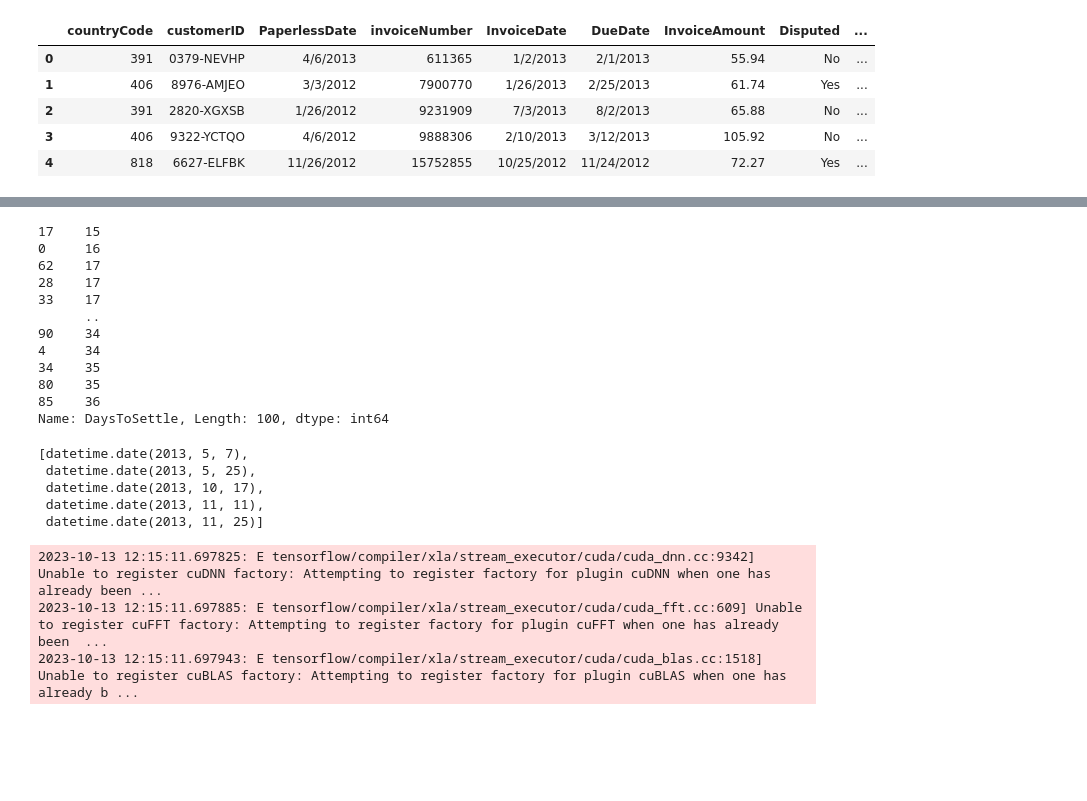
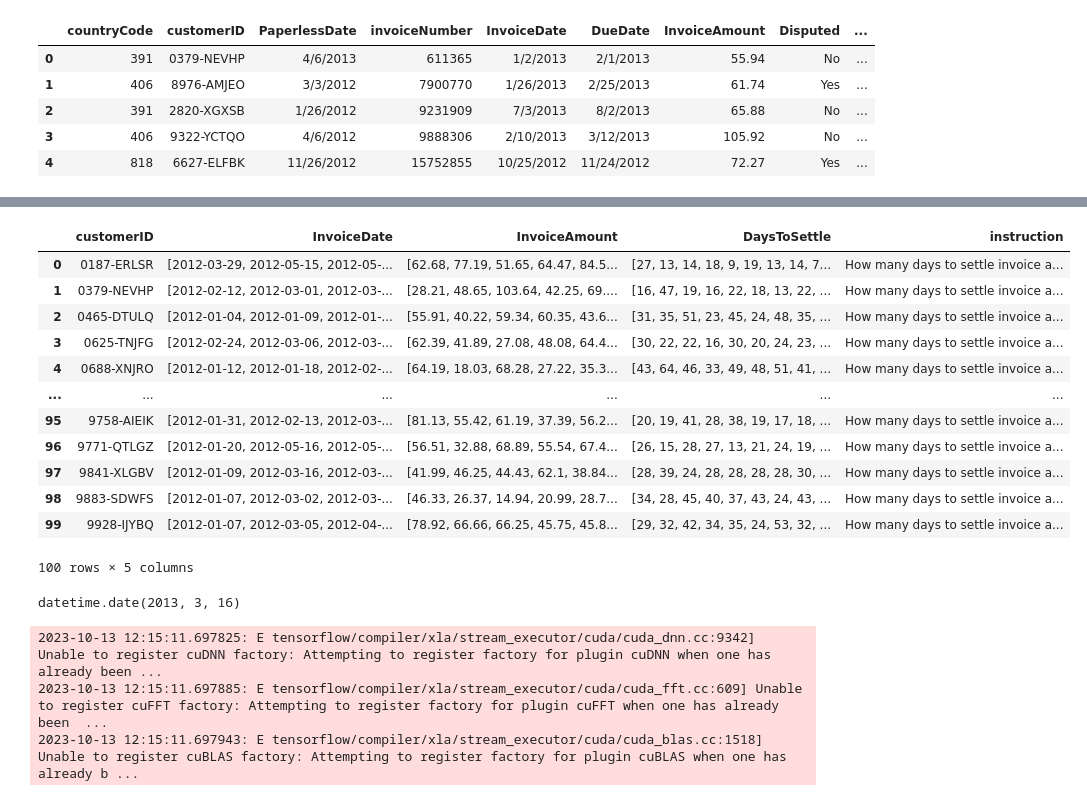
Before and after one commit to MengOonLee/AccountReceivable, a Jupyter notebook: Workflow/InvoicePayment/Forecasting.ipynb, the cells around one changed output, grey strips where cells are left out. Cells and saved outputs as stored; diff of their text form; code cells hidden in the pictures; blank space fills up the shorter version.

```diff
--- a/Workflow/InvoicePayment/Forecasting.ipynb
+++ b/Workflow/InvoicePayment/Forecasting.ipynb
@@ -110,28 +109,40 @@ memory usage: 4.0+ KB
-# %%
-df_payment['DaysToSettle'].apply(len).sort_values()
-# %% [output]
-17    15
-0     16
-62    17
-28    17
-33    17
-      ..
-90    34
-4     34
-34    35
-80    35
-85    36
-Name: DaysToSettle, Length: 100, dtype: int64
-# %%
-mask = df_payment['customerID']=='0187-ERLSR'
-row = df_payment[mask]
-row['InvoiceDate'][0][-5:]
-# %% [output]
-[datetime.date(2013, 5, 7),
- datetime.date(2013, 5, 25),
- datetime.date(2013, 10, 17),
- datetime.date(2013, 11, 11),
- datetime.date(2013, 11, 25)]
+# %%
+f_instruction = lambda x: f"How many days to settle invoice amount {x[-1]}?"
+df_sample['instruction'] = df_sample['InvoiceAmount'].apply(f_instruction)
+
+df_sample
+# %% [output]
+|  | customerID | InvoiceDate | InvoiceAmount | DaysToSettle | instruction |
+| 0 | 0187-ERLSR | [2012-03-29, 2012-05-15, 2012-05-... | [62.68, 77.19, 51.65, 64.47, 84.5... | [27, 13, 14, 18, 9, 19, 13, 14, 7... | How many days to settle invoice a... |
+| 1 | 0379-NEVHP | [2012-02-12, 2012-03-01, 2012-03-... | [28.21, 48.65, 103.64, 42.25, 69.... | [16, 47, 19, 16, 22, 18, 13, 22, ... | How many days to settle invoice a... |
+| 2 | 0465-DTULQ | [2012-01-04, 2012-01-09, 2012-01-... | [55.91, 40.22, 59.34, 60.35, 43.6... | [31, 35, 51, 23, 45, 24, 48, 35, ... | How many days to settle invoice a... |
+| 3 | 0625-TNJFG | [2012-02-24, 2012-03-06, 2012-03-... | [62.39, 41.89, 27.08, 48.08, 64.4... | [30, 22, 22, 16, 30, 20, 24, 23, ... | How many days to settle invoice a... |
+| 4 | 0688-XNJRO | [2012-01-12, 2012-01-18, 2012-02-... | [64.19, 18.03, 68.28, 27.22, 35.3... | [43, 64, 46, 33, 49, 48, 51, 41, ... | How many days to settle invoice a... |
+| ... | ... | ... | ... | ... | ... |
+| 95 | 9758-AIEIK | [2012-01-31, 2012-02-13, 2012-03-... | [81.13, 55.42, 61.19, 37.39, 56.2... | [20, 19, 41, 28, 38, 19, 17, 18, ... | How many days to settle invoice a... |
+| 96 | 9771-QTLGZ | [2012-01-20, 2012-05-16, 2012-05-... | [56.51, 32.88, 68.89, 55.54, 67.4... | [26, 15, 28, 27, 13, 21, 24, 19, ... | How many days to settle invoice a... |
+| 97 | 9841-XLGBV | [2012-01-09, 2012-03-16, 2012-03-... | [41.99, 46.25, 44.43, 62.1, 38.84... | [28, 39, 24, 28, 28, 28, 28, 30, ... | How many days to settle invoice a... |
+| 98 | 9883-SDWFS | [2012-01-07, 2012-03-02, 2012-03-... | [46.33, 26.37, 14.94, 20.99, 28.7... | [34, 28, 45, 40, 37, 43, 24, 43, ... | How many days to settle invoice a... |
+| 99 | 9928-IJYBQ | [2012-01-07, 2012-03-05, 2012-04-... | [78.92, 66.66, 66.25, 45.75, 45.8... | [29, 32, 42, 34, 35, 24, 53, 32, ... | How many days to settle invoice a... |
+100 rows × 5 columns
+# %%
+def create_prompt_formats(data):
+
+    # Initialize static strings for the prompt template
+    INTRO_BLURB = """
+        Below is an instruction that describes a task.
+        Write a response that appropriately completes the request.
+    """
+    INSTRUCTION_KEY = "### Instruction:"
+    INPUT_KEY = "Input:"
+    RESPONSE_KEY = "### Response:"
+    END_KEY = "### End"
+
+    # Combine a prompt with the static strings
+    blurb = f"{INTRO_BLURB}"
+    instruction = f"{INSTRUCTION_KEY}\n{['']}"
+# %% [output]
+datetime.date(2013, 3, 16)
 # %%
 # Import libraries
 import os
```
Also changed, not shown: parts of 2 cells of this notebook.
